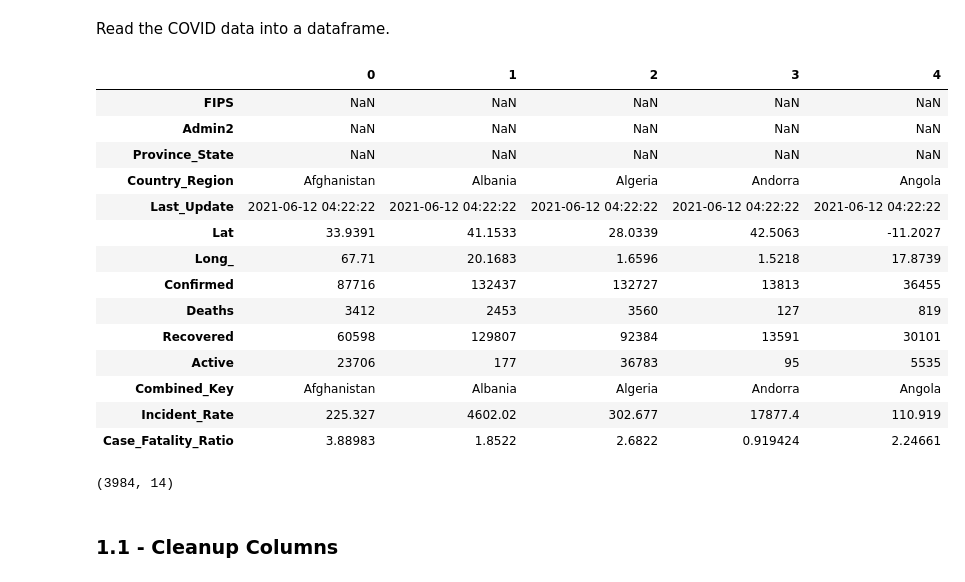
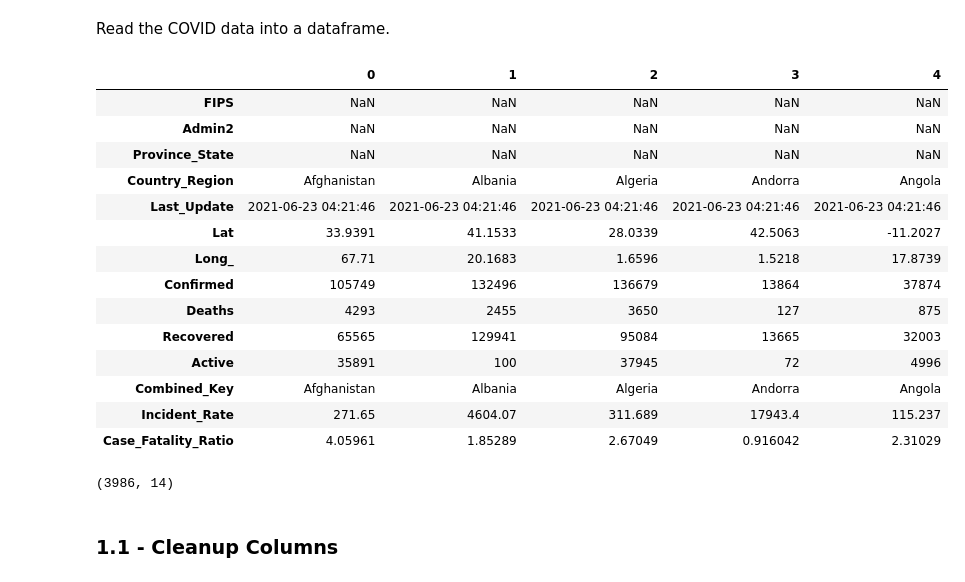
Before and after one commit to knoppin1/DATA-606-Capstone, a Jupyter notebook: county_covid_19.ipynb, the cells around one changed output. Saved outputs shown, nothing was run; the diff lists cells and outputs as text; code cells hidden in the pictures.

```diff
--- a/county_covid_19.ipynb
+++ b/county_covid_19.ipynb
@@ -9,33 +19,34 @@ import pickle
 # %% [markdown]
 ## 1 - Read COVID-19 Daily Report
 # %%
-url = 'https://raw.githubusercontent.com/CSSEGISandData/COVID-19/master/csse_covid_19_data/csse_covid_19_daily_reports/06-11-2021.csv'
+url = 'https://raw.githubusercontent.com/CSSEGISandData/COVID-19/master/csse_covid_19_data/csse_covid_19_daily_reports/06-22-2021.csv'
 covid_file = wget.download(url)
 # %% [markdown]
 Read the COVID data into a dataframe.
 # %%
-covid_df = pd.read_csv("06-11-2021.csv")
+#covid_df = pd.read_csv("06-11-2021.csv")
+covid_df = pd.read_csv(covid_file)
 covid_df.head().T
 # %% [output]
 |  | 0 | 1 | 2 | 3 | 4 |
 | FIPS | NaN | NaN | NaN | NaN | NaN |
 | Admin2 | NaN | NaN | NaN | NaN | NaN |
 | Province_State | NaN | NaN | NaN | NaN | NaN |
 | Country_Region | Afghanistan | Albania | Algeria | Andorra | Angola |
-| Last_Update | 2021-06-12 04:22:22 | 2021-06-12 04:22:22 | 2021-06-12 04:22:22 | 2021-06-12 04:22:22 | 2021-06-12 04:22:22 |
+| Last_Update | 2021-06-23 04:21:46 | 2021-06-23 04:21:46 | 2021-06-23 04:21:46 | 2021-06-23 04:21:46 | 2021-06-23 04:21:46 |
 | Lat | 33.9391 | 41.1533 | 28.0339 | 42.5063 | -11.2027 |
 | Long_ | 67.71 | 20.1683 | 1.6596 | 1.5218 | 17.8739 |
-| Confirmed | 87716 | 132437 | 132727 | 13813 | 36455 |
-| Deaths | 3412 | 2453 | 3560 | 127 | 819 |
-| Recovered | 60598 | 129807 | 92384 | 13591 | 30101 |
-| Active | 23706 | 177 | 36783 | 95 | 5535 |
+| Confirmed | 105749 | 132496 | 136679 | 13864 | 37874 |
+| Deaths | 4293 | 2455 | 3650 | 127 | 875 |
+| Recovered | 65565 | 129941 | 95084 | 13665 | 32003 |
+| Active | 35891 | 100 | 37945 | 72 | 4996 |
 | Combined_Key | Afghanistan | Albania | Algeria | Andorra | Angola |
-| Incident_Rate | 225.327 | 4602.02 | 302.677 | 17877.4 | 110.919 |
-| Case_Fatality_Ratio | 3.88983 | 1.8522 | 2.6822 | 0.919424 | 2.24661 |
+| Incident_Rate | 271.65 | 4604.07 | 311.689 | 17943.4 | 115.237 |
+| Case_Fatality_Ratio | 4.05961 | 1.85289 | 2.67049 | 0.916042 | 2.31029 |
 # %%
 covid_df.shape
 # %% [output]
-(3984, 14)
+(3986, 14)
 # %% [markdown]
 ### 1.1 - Cleanup Columns
 # %%
```
Also changed, not shown: parts of 17 cells of this notebook.
